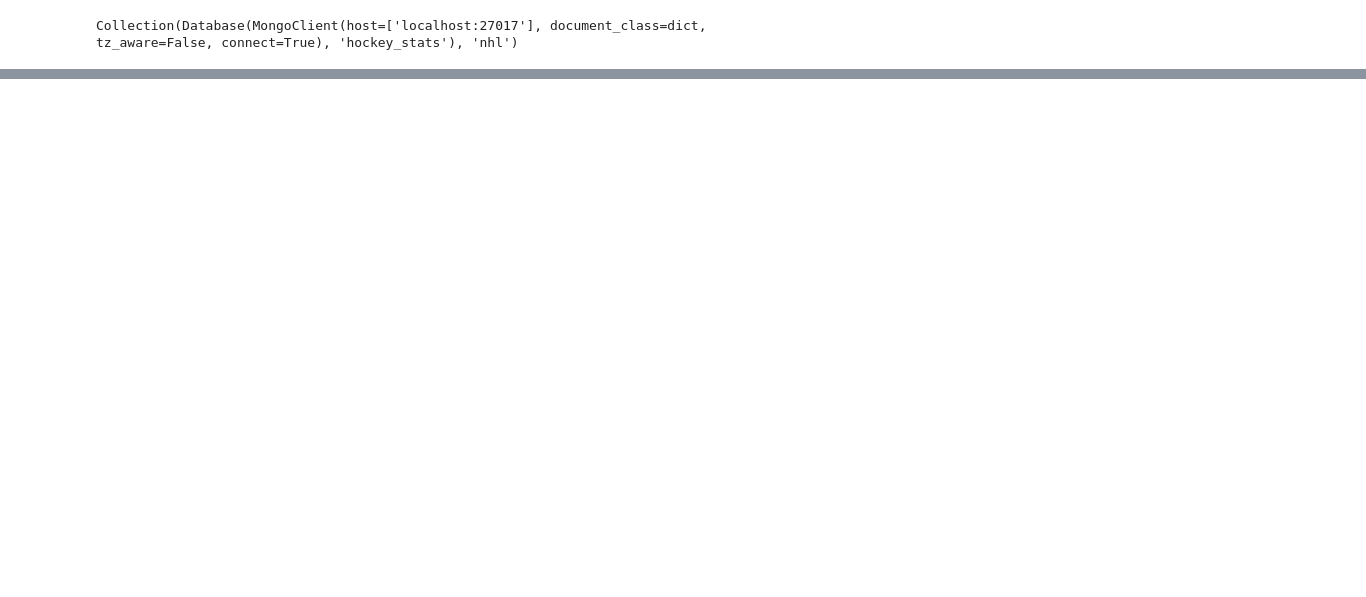
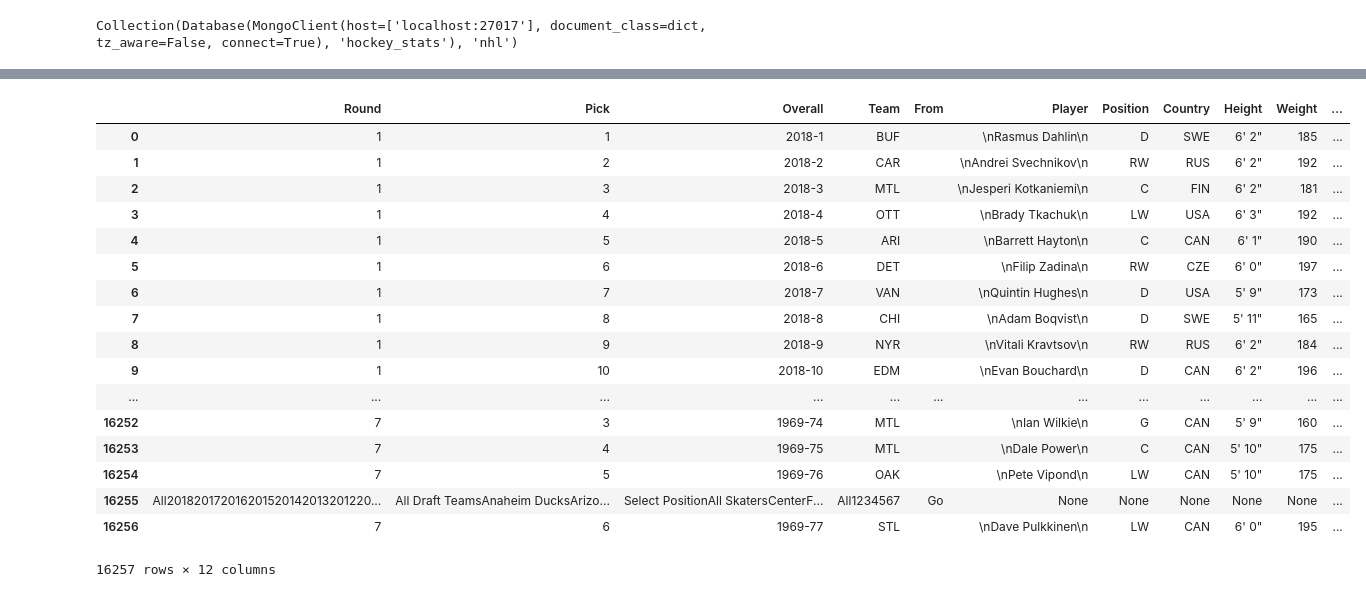
Before and after one commit to AustinMadert/hockey_data_performance, a Jupyter notebook: Cleaning Data From Mongo.ipynb, the cells around one changed output, grey strips where cells are left out. Saved outputs shown, nothing was run; the diff lists cells and outputs as text; code cells hidden in the pictures; blank space fills up the shorter version.

Commit message:
Got draft data into pandas df

```diff
--- a/Cleaning Data From Mongo.ipynb
+++ b/Cleaning Data From Mongo.ipynb
@@ -47,2 +61,2 @@ tagless_elem
 # %%
-clean_to_1263 = [re.sub(r'<.+?>', '', nhl_list[ind][str(ind + 2)]) for ind, val in enumerate(nhl_list) if ind < 1263]
+clean = [re.sub(r'<.+?>', '', list(nhl_dup_list[ind].values())[0]) for ind, val in enumerate(nhl_dup_list)]
@@ -58,0 +65,2 @@ del nhl_dup_list[:len(clean_to_3825)]
+# %%
+cleanlist = [strng.split(',') for strng in clean]
@@ -58,0 +74,23 @@ del nhl_dup_list[:len(clean_to_3825)]
+# %%
+nhl_df = pd.DataFrame(cleanlist, columns=['Round', 'Pick', 'Overall', 'Team', 'From', 'Player', 'Position', 'Country', 'Height', 'Weight', 'Amateur_League', 'Amateur_Team'])
+# %%
+nhl_df
+# %% [output]
+|  | Round | Pick | Overall | Team | From | Player | Position | Country | Height | Weight | ... |
+| 0 | 1 | 1 | 2018-1 | BUF |  | \nRasmus Dahlin\n | D | SWE | 6' 2" | 185 | ... |
+| 1 | 1 | 2 | 2018-2 | CAR |  | \nAndrei Svechnikov\n | RW | RUS | 6' 2" | 192 | ... |
+| 2 | 1 | 3 | 2018-3 | MTL |  | \nJesperi Kotkaniemi\n | C | FIN | 6' 2" | 181 | ... |
+| 3 | 1 | 4 | 2018-4 | OTT |  | \nBrady Tkachuk\n | LW | USA | 6' 3" | 192 | ... |
+| 4 | 1 | 5 | 2018-5 | ARI |  | \nBarrett Hayton\n | C | CAN | 6' 1" | 190 | ... |
+| 5 | 1 | 6 | 2018-6 | DET |  | \nFilip Zadina\n | RW | CZE | 6' 0" | 197 | ... |
+| 6 | 1 | 7 | 2018-7 | VAN |  | \nQuintin Hughes\n | D | USA | 5' 9" | 173 | ... |
+| 7 | 1 | 8 | 2018-8 | CHI |  | \nAdam Boqvist\n | D | SWE | 5' 11" | 165 | ... |
+| 8 | 1 | 9 | 2018-9 | NYR |  | \nVitali Kravtsov\n | RW | RUS | 6' 2" | 184 | ... |
+| 9 | 1 | 10 | 2018-10 | EDM |  | \nEvan Bouchard\n | D | CAN | 6' 2" | 196 | ... |
+| ... | ... | ... | ... | ... | ... | ... | ... | ... | ... | ... | ... |
+| 16252 | 7 | 3 | 1969-74 | MTL |  | \nIan Wilkie\n | G | CAN | 5' 9" | 160 | ... |
+| 16253 | 7 | 4 | 1969-75 | MTL |  | \nDale Power\n | C | CAN | 5' 10" | 175 | ... |
+| 16254 | 7 | 5 | 1969-76 | OAK |  | \nPete Vipond\n | LW | CAN | 5' 10" | 175 | ... |
+| 16255 | All201820172016201520142013201220... | All Draft TeamsAnaheim DucksArizo... | Select PositionAll SkatersCenterF... | All1234567 | Go | None | None | None | None | None | ... |
+| 16256 | 7 | 6 | 1969-77 | STL |  | \nDave Pulkkinen\n | LW | CAN | 6' 0" | 195 | ... |
+16257 rows × 12 columns
```
Also changed, not shown: parts of 16 cells of this notebook, 1 other file.
